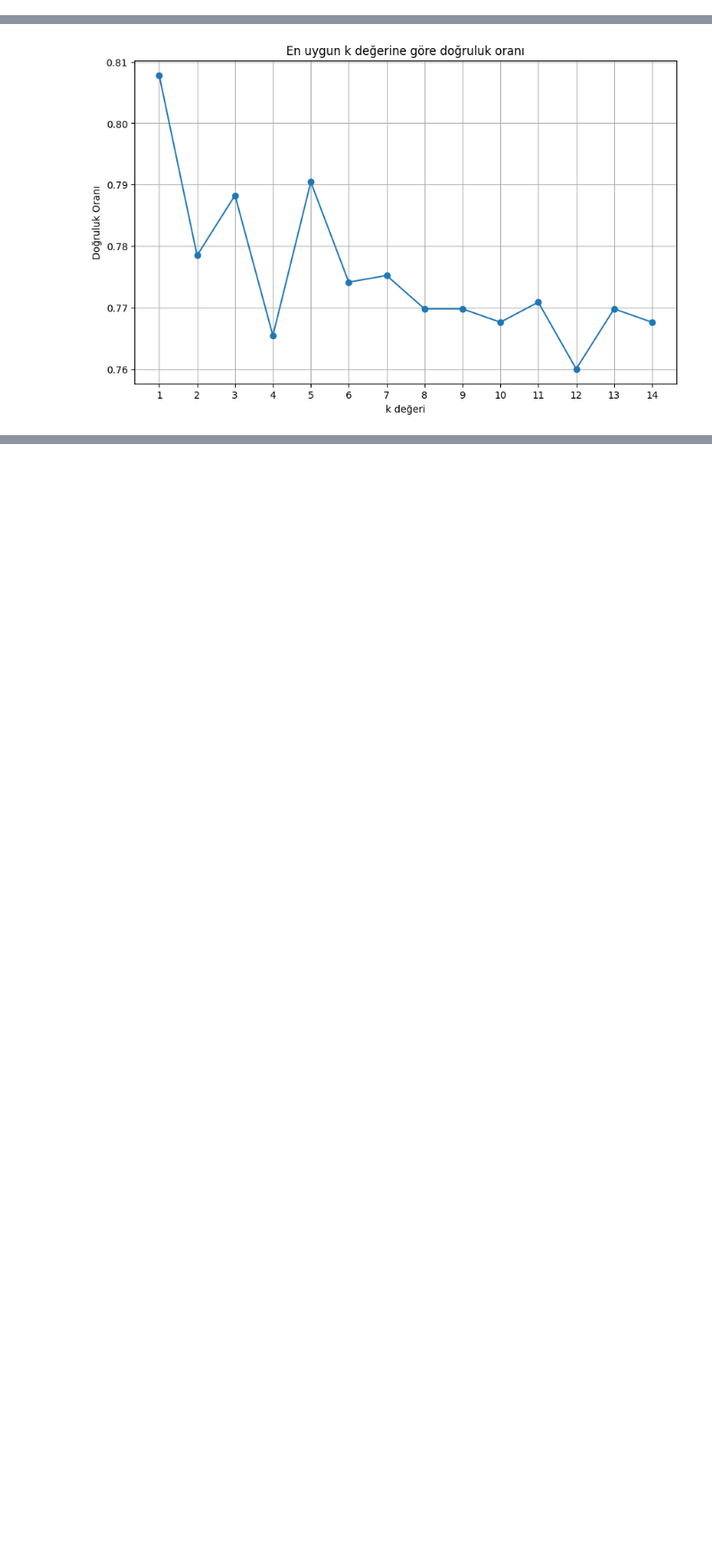
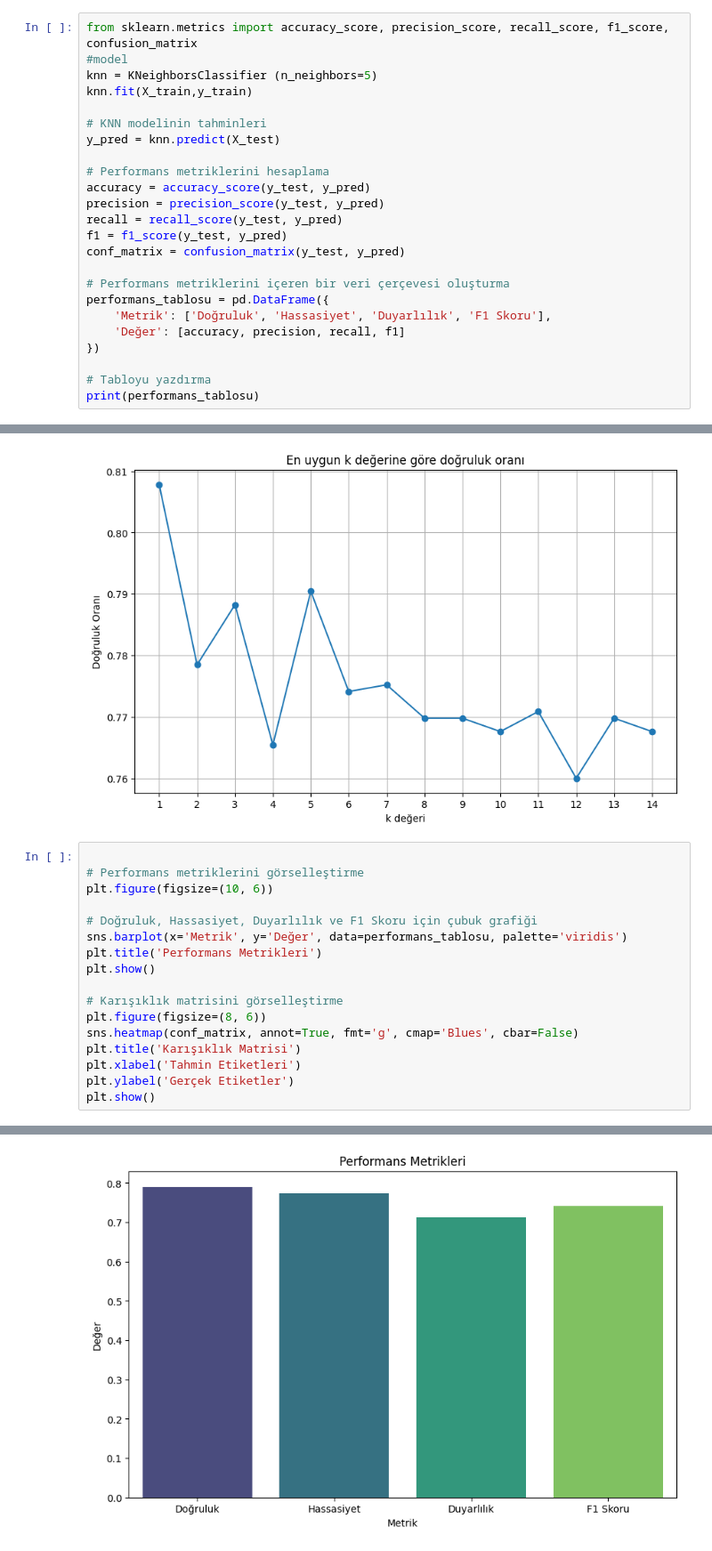
Before and after one commit to denizdagli/SpamFilterML, a Jupyter notebook: SpamFilterML.ipynb, the cells around one changed output, grey strips where cells are left out. Shown at 89% size. Drawn from its saved outputs; the diff is of its cells as text; blank space fills up the shorter version.

```diff
--- a/SpamFilterML.ipynb
+++ b/SpamFilterML.ipynb
@@ -210,0 +159,24 @@ knn.score(X_test,y_test)
+# %%
+from sklearn.metrics import accuracy_score, precision_score, recall_score, f1_score, confusion_matrix
+#model
+knn = KNeighborsClassifier (n_neighbors=5)
+knn.fit(X_train,y_train)
+
+# KNN modelinin tahminleri
+y_pred = knn.predict(X_test)
+
+# Performans metriklerini hesaplama
+accuracy = accuracy_score(y_test, y_pred)
+precision = precision_score(y_test, y_pred)
+recall = recall_score(y_test, y_pred)
+f1 = f1_score(y_test, y_pred)
+conf_matrix = confusion_matrix(y_test, y_pred)
+
+# Performans metriklerini içeren bir veri çerçevesi oluşturma
+performans_tablosu = pd.DataFrame({
+    'Metrik': ['Doğruluk', 'Hassasiyet', 'Duyarlılık', 'F1 Skoru'],
+    'Değer': [accuracy, precision, recall, f1]
+})
+
+# Tabloyu yazdırma
+print(performans_tablosu)
@@ -228,3 +206,21 @@ plt.grid(True)
 plt.show()
 # %% [output]
 [figure]
+# %%
+
+# Performans metriklerini görselleştirme
+plt.figure(figsize=(10, 6))
+
+# Doğruluk, Hassasiyet, Duyarlılık ve F1 Skoru için çubuk grafiği
+sns.barplot(x='Metrik', y='Değer', data=performans_tablosu, palette='viridis')
+plt.title('Performans Metrikleri')
+plt.show()
+
+# Karışıklık matrisini görselleştirme
+plt.figure(figsize=(8, 6))
+sns.heatmap(conf_matrix, annot=True, fmt='g', cmap='Blues', cbar=False)
+plt.title('Karışıklık Matrisi')
+plt.xlabel('Tahmin Etiketleri')
+plt.ylabel('Gerçek Etiketler')
+plt.show()
+# %% [output]
@@ -230,0 +230 @@ plt.show()
+[figure, added]
```
Also changed, not shown: parts of 34 cells of this notebook.
